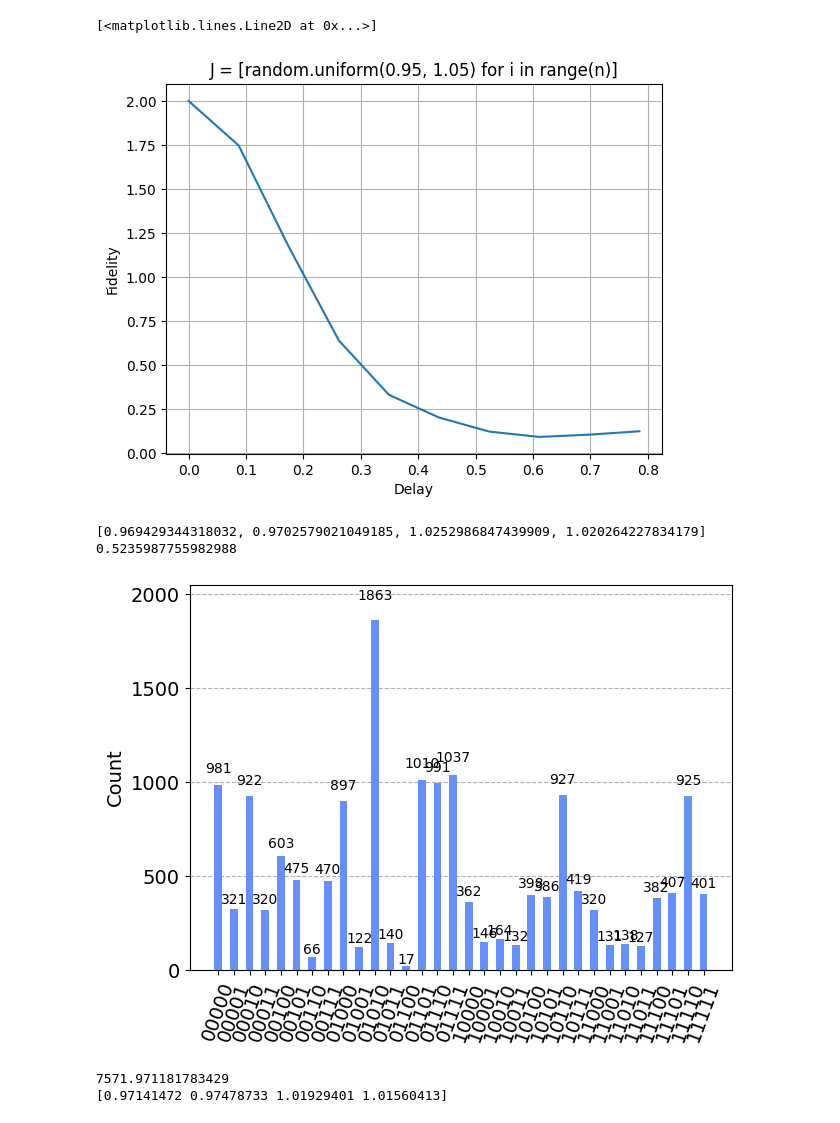
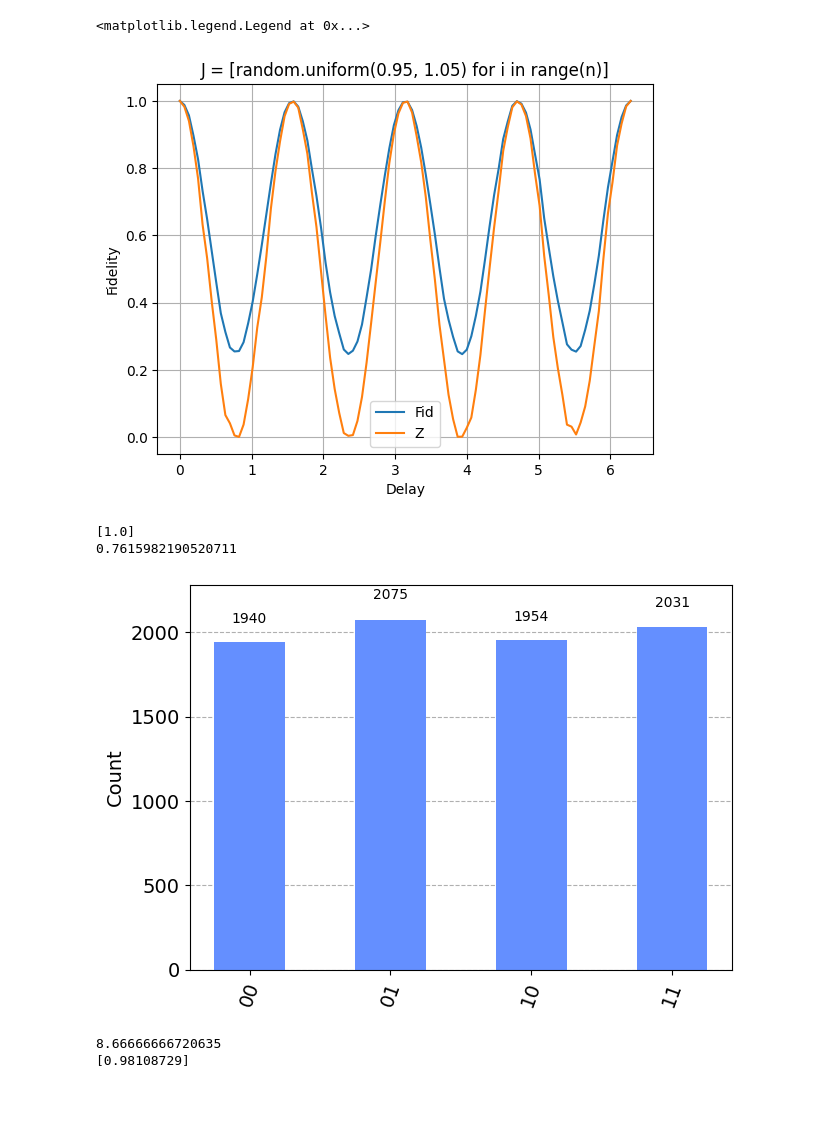
Before and after one commit to Davidkatom/Crosstalk, a Jupyter notebook: OscilationsManyQubits.ipynb, the cells around one changed output. Drawn from its saved outputs; the diff is of its cells as text; code cells hidden in the pictures.

```diff
--- a/OscilationsManyQubits.ipynb
+++ b/OscilationsManyQubits.ipynb
@@ -30,11 +30,12 @@ def effective_hem(size, J):
 from scipy.linalg import expm
 import random
 res = []
-delay = np.linspace(0,(1/4)*np.pi,10)
+delay = np.linspace(0,2*np.pi,100)
 
 fid = []
-n = 5
-J = [random.uniform(0.90, 1.1) for _ in range(n-1)]
+Z = []
+n = 2
+J = [random.uniform(1, 1) for _ in range(n-1)]
 #J = [1.0818719219848087, 0.9534243710504171]
 for t in delay:
     #qr = QuantumRegister(n)
@@ -55,37 +56,45 @@ for t in delay:
 
     #Simulator
     qcomp = Aer.get_backend("qasm_simulator")
-    result = qiskit.execute(qc, Aer.get_backend('qasm_simulator'), shots=16000).result()
+    result = qiskit.execute(qc, Aer.get_backend('qasm_simulator'), shots=8000).result()
     fid.append(result.get_counts().get('0'*n,0)/8000)
     res.append(result.get_counts())
 
-
+    z_expectation_value = 0
+    for outcome, count in result.get_counts().items():
+        # Calculate parity (1 for even parity, -1 for odd parity)
+        parity = (-1) ** outcome.count('1')
+        probability = count / sum(result.get_counts().values())
+        z_expectation_value += parity * probability
+    Z.append(z_expectation_value)
 
 
 plt.grid()
 plt.ylabel('Fidelity')
 plt.xlabel('Delay')
 plt.title('J = [random.uniform(0.95, 1.05) for i in range(n)]')
-plt.plot(delay,fid)
+plt.plot(delay,fid, label = 'Fid')
+plt.plot(delay,Z, label = 'Z')
+plt.legend()
 # %% [output]
-[<matplotlib.lines.Line2D at 0x...>]
+<matplotlib.legend.Legend at 0x...>
-[figure, old version]
+[figure, new version]
 # %%
 #Plots qiskit histogram:
 print(J)
-print(delay[6])
-t= delay[6]
+print(delay[12])
+t = delay[6]
 from qiskit.visualization import plot_histogram
-plot_histogram(res[6])
+plot_histogram(res[12])
 # %% [output]
-[0.969429344318032, 0.9702579021049185, 1.0252986847439909, 1.020264227834179]
-0.5235987755982988
+[1.0]
+0.7615982190520711
-[figure, old version]
+[figure, new version]
 # %%
 from imp import reload
 import CalculateCrossTalk
 reload(CalculateCrossTalk)
 print(CalculateCrossTalk.one_dim(t,res[6], n))
 # %% [output]
-7571.971181783429
-[0.97141472 0.97478733 1.01929401 1.01560413]
+8.66666666720635
+[0.98108729]
```
Also changed, not shown: parts of 3 cells of this notebook.
